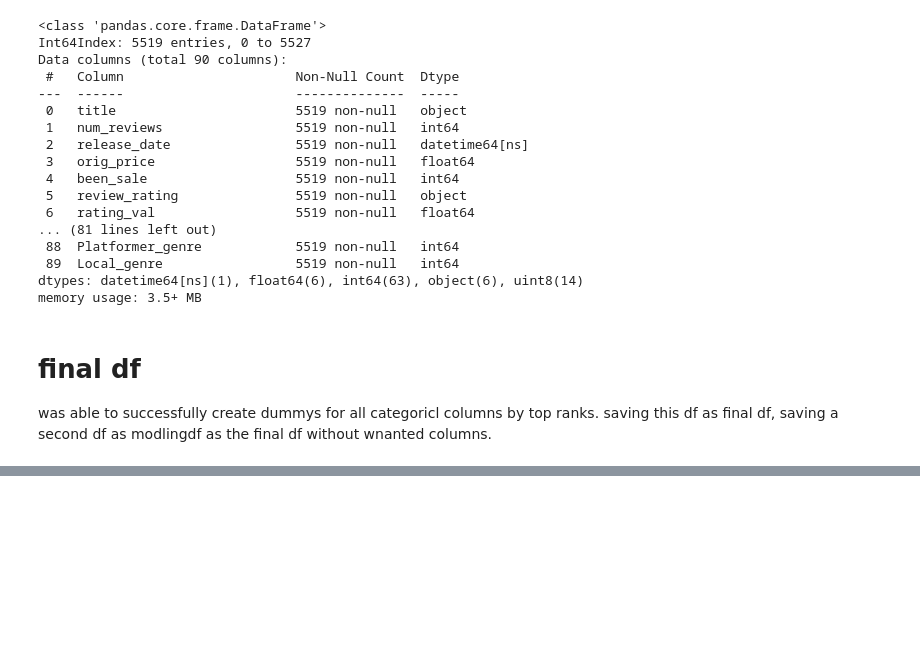
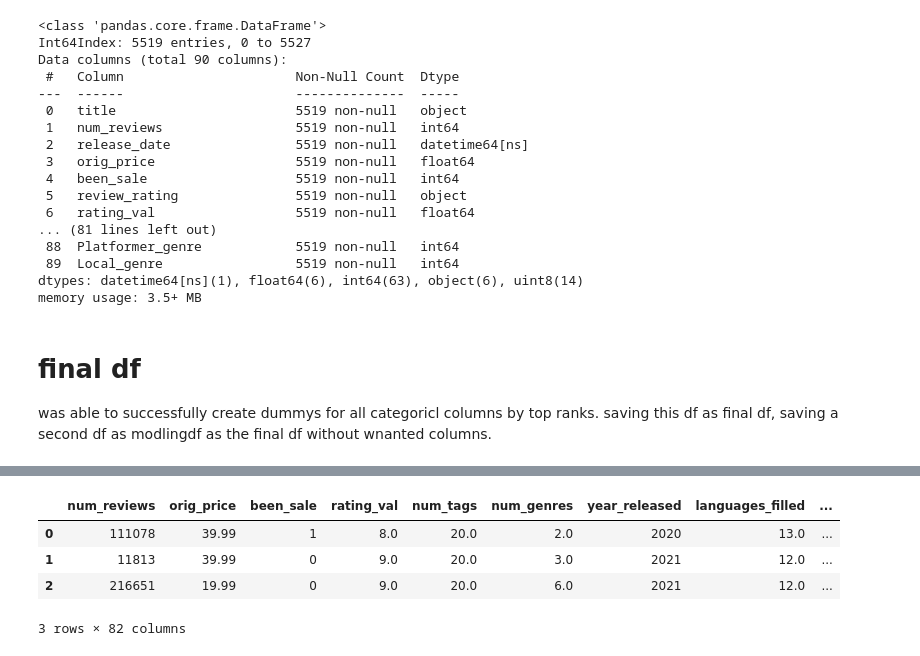
Before and after one commit to MichaelHarnett/Regression_Metis, a Jupyter notebook: final_df_editing.ipynb, the cells around one changed output, grey strips where cells are left out. Cells and saved outputs as stored; diff of their text form; code cells hidden in the pictures; blank space fills up the shorter version.

```diff
--- a/final_df_editing.ipynb
+++ b/final_df_editing.ipynb
@@ -327,0 +348,12 @@ reviewsdf.to_csv(r'/Users/michaelharnett/MusicHits_Project/data\Music_Data.csv')
+# %%
+modeldf = reviewsdf.drop(columns=['title','release_date', 'review_rating',
+                                  'tags', 'genres', 'publisher',
+                                   'num_languages', 'top_pubs'])
+# %%
+modeldf.head(3)
+# %% [output]
+|  | num_reviews | orig_price | been_sale | rating_val | num_tags | num_genres | year_released | languages_filled | ... |
+| 0 | 111078 | 39.99 | 1 | 8.0 | 20.0 | 2.0 | 2020 | 13.0 | ... |
+| 1 | 11813 | 39.99 | 0 | 9.0 | 20.0 | 3.0 | 2021 | 12.0 | ... |
+| 2 | 216651 | 19.99 | 0 | 9.0 | 20.0 | 6.0 | 2021 | 12.0 | ... |
+3 rows × 82 columns
```
Also changed, not shown: parts of 4 cells of this notebook, 1 other file.
